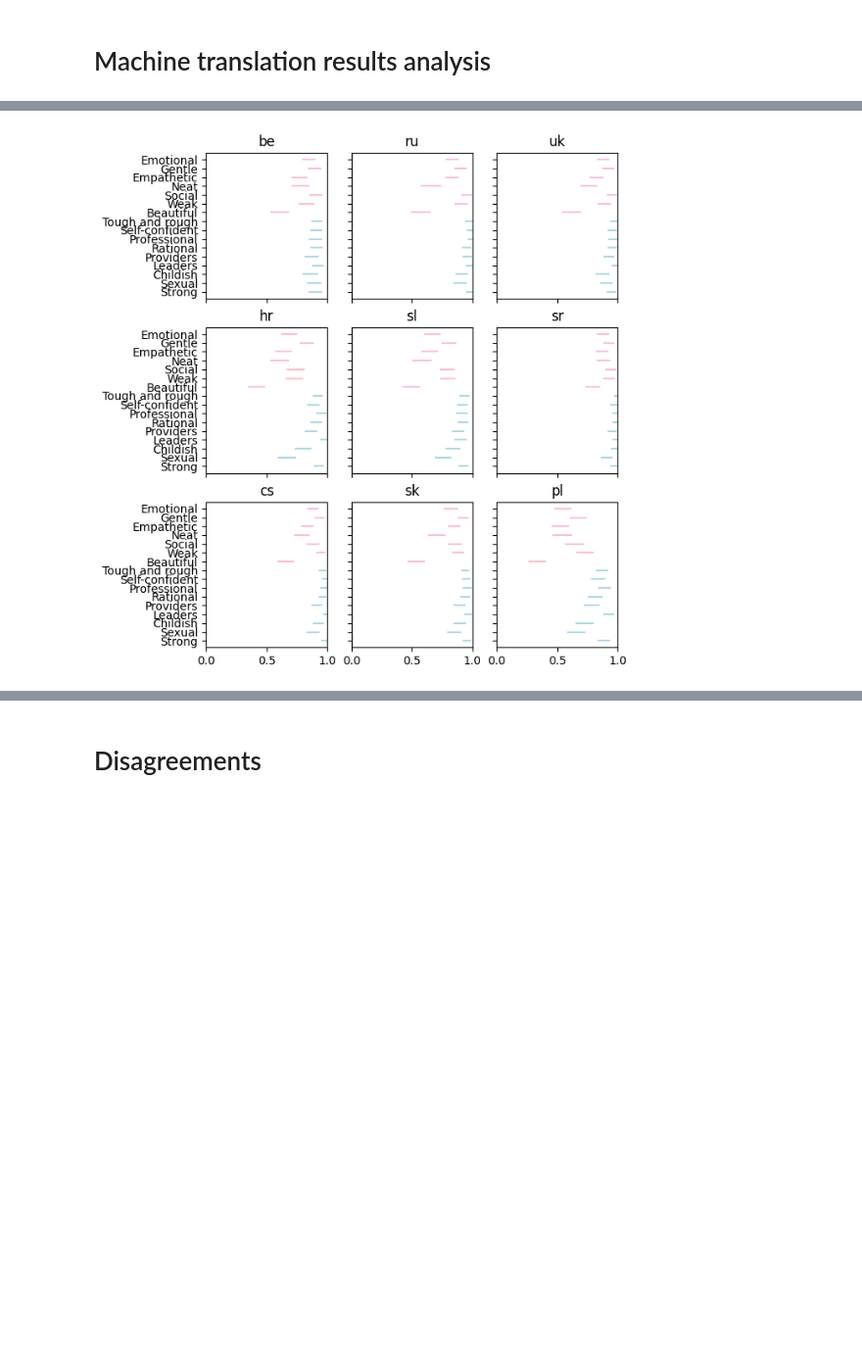
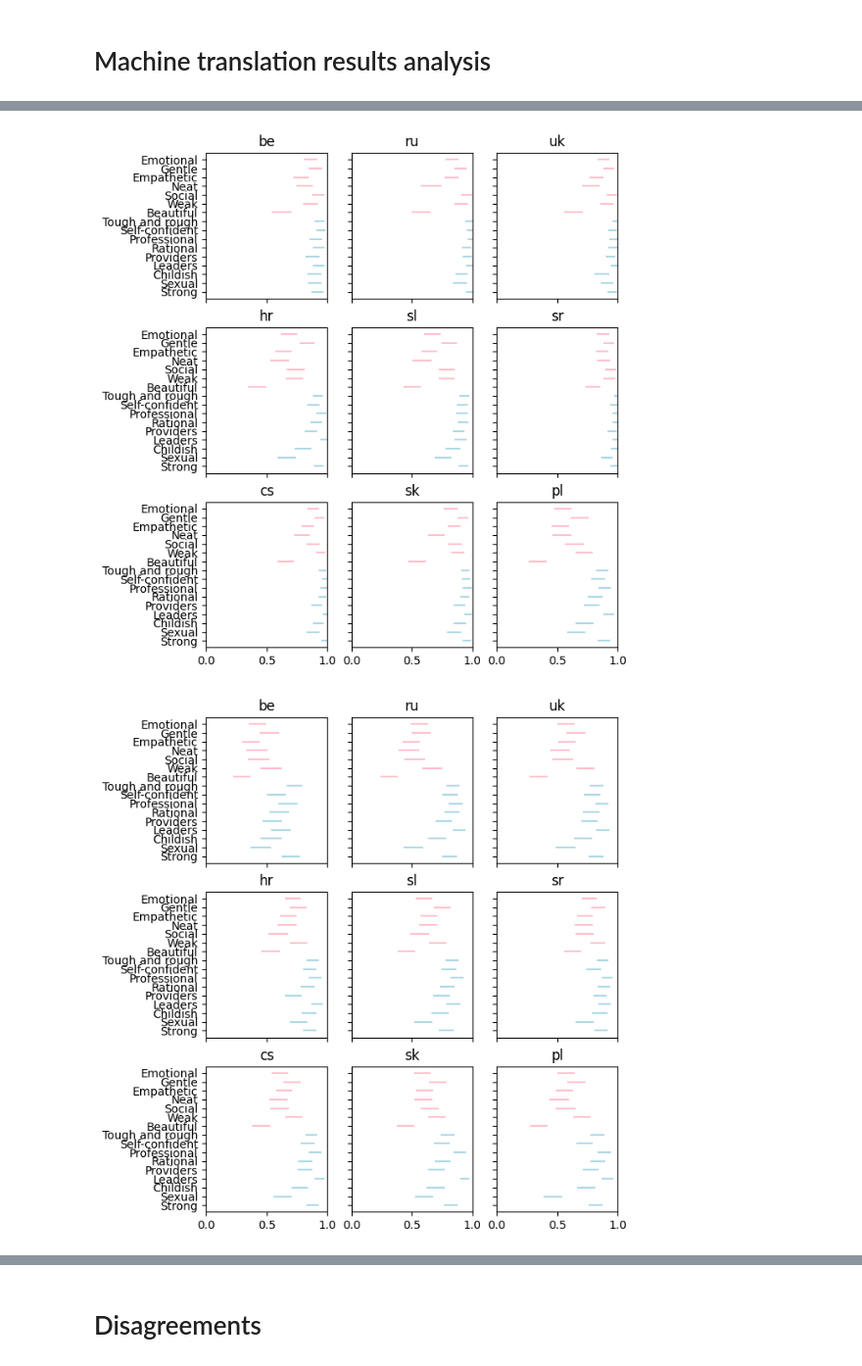
Before and after one commit to kinit-sk/biases-in-slovak-ai, a Jupyter notebook: _translation.ipynb, the cells around one changed output, grey strips where cells are left out. Shown at 98% size. Saved outputs shown, nothing was run; the diff lists cells and outputs as text; code cells hidden in the pictures; blank space fills up the shorter version.

```diff
--- a/_translation.ipynb
+++ b/_translation.ipynb
@@ -373,31 +255,32 @@ uk 2796
 # %%
 from collections import defaultdict
 rates = defaultdict(lambda: list())
 
-for translator_class in (AmazonTranslate, DeepL, GoogleTranslate):
+for translator_class in translator_classes:
 
     fig, axes = plt.subplots(3, 3, sharex=True, sharey=True)
     axes = axes.reshape(-1)
 
     for ax, lang in zip(axes, ['be', 'ru', 'uk', 'hr', 'sl', 'sr', 'cs', 'sk', 'pl']):
         for stereotype in range(1, 17):
             labels = [pred for pred, s_id in zip(predictions(translator_class, lang, lazy=True), stereotypes) if s_id == stereotype]
             male_count = labels.count('male')
             female_count = labels.count('female')
             middle, lower, upper = binary_ci(male_count, male_count + female_count)
             rates[translator_class, lang].append(middle)
             ax.plot([lower, upper], [stereotype, stereotype], c=('pink' if stereotype < 8 else 'lightblue'))
         ax.set_title(lang)
         ax.set_xlim(0, 1)
         ax.invert_yaxis()
         ax.set_yticks(range(1, 17), stereo_names)
 
     set_size(5, 6)
     plt.show()
 # %% [output]
 [figure]
 [figure]
 [figure]
+[figure, added]
 # %%
 """
 Male rates as seen for all the languages with different stereotypes. It is clear that the languages
```
Also changed, not shown: parts of 14 cells of this notebook, 1 other file.
